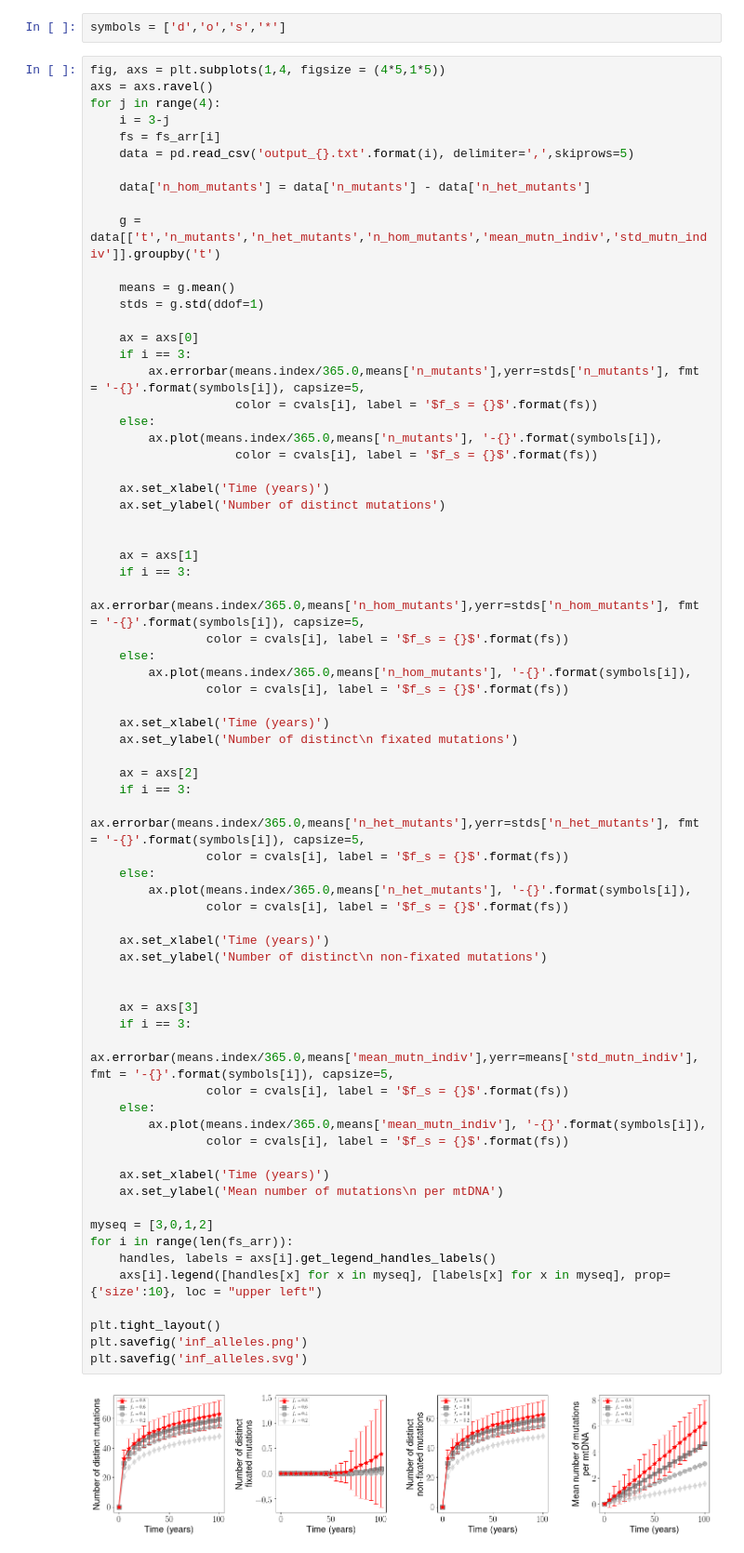
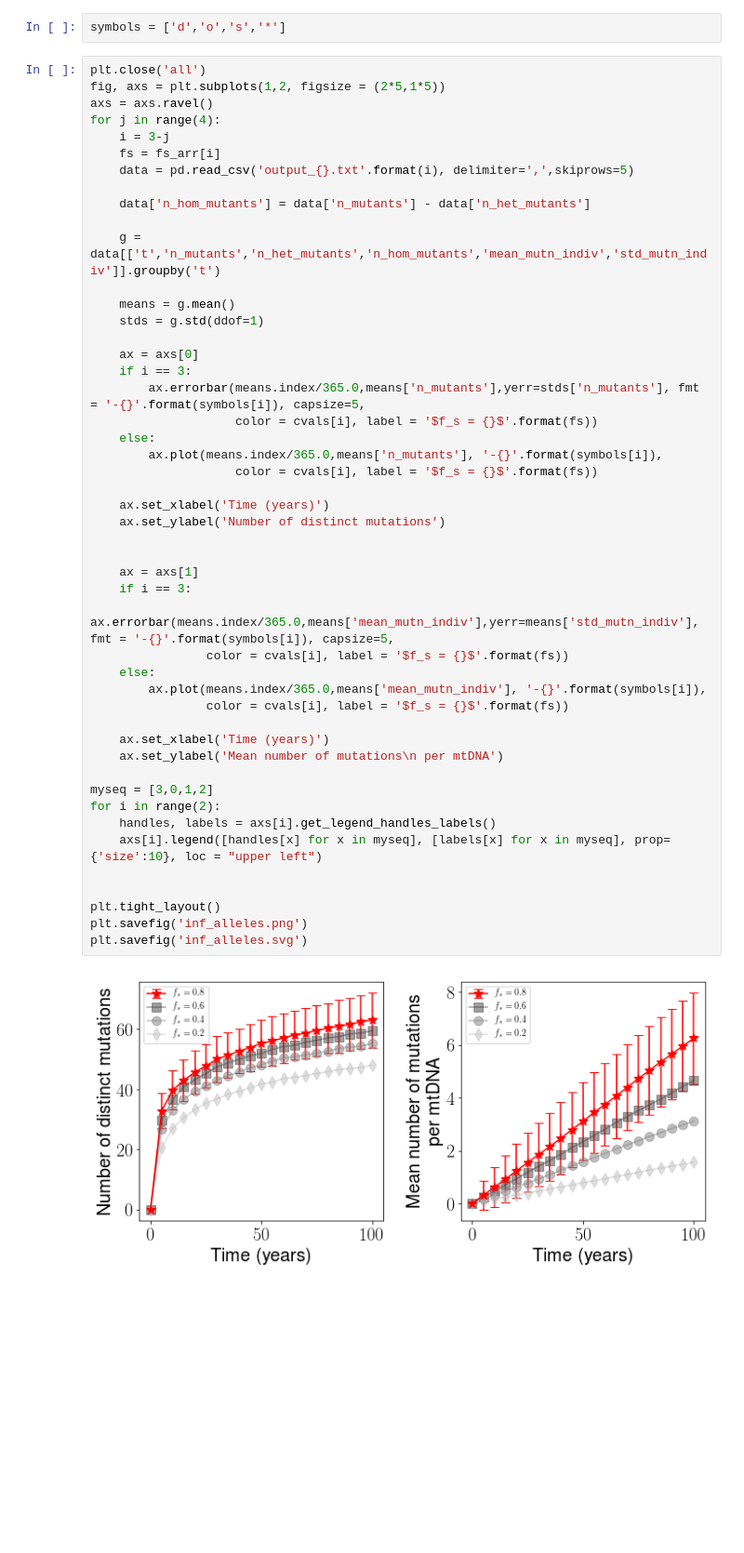
Before and after one commit to ImperialCollegeLondon/MitoNetworksGenetics, a Jupyter notebook: Moran_infinite_sites/Process_infinite_sites.ipynb, the cells around one changed output. Shown at 93% size. Cells and saved outputs as stored; diff of their text form; blank space fills up the shorter version.

```diff
--- a/Moran_infinite_sites/Process_infinite_sites.ipynb
+++ b/Moran_infinite_sites/Process_infinite_sites.ipynb
@@ -28,7 +28,8 @@ cvals[-1] = [1,0,0,1]
 # %%
 symbols = ['d','o','s','*']
 # %%
-fig, axs = plt.subplots(1,4, figsize = (4*5,1*5))
+plt.close('all')
+fig, axs = plt.subplots(1,2, figsize = (2*5,1*5))
 axs = axs.ravel()
 for j in range(4):
     i = 3-j
@@ -46,55 +47,33 @@ for j in range(4):
     if i == 3:
         ax.errorbar(means.index/365.0,means['n_mutants'],yerr=stds['n_mutants'], fmt = '-{}'.format(symbols[i]), capsize=5,
                     color = cvals[i], label = '$f_s = {}$'.format(fs))
     else:
         ax.plot(means.index/365.0,means['n_mutants'], '-{}'.format(symbols[i]),
                     color = cvals[i], label = '$f_s = {}$'.format(fs))
 
     ax.set_xlabel('Time (years)')
     ax.set_ylabel('Number of distinct mutations')
 
 
     ax = axs[1]
     if i == 3:
-        ax.errorbar(means.index/365.0,means['n_hom_mutants'],yerr=stds['n_hom_mutants'], fmt = '-{}'.format(symbols[i]), capsize=5,
-                color = cvals[i], label = '$f_s = {}$'.format(fs))
-    else:
-        ax.plot(means.index/365.0,means['n_hom_mutants'], '-{}'.format(symbols[i]),
-                color = cvals[i], label = '$f_s = {}$'.format(fs))
-
-    ax.set_xlabel('Time (years)')
-    ax.set_ylabel('Number of distinct\n fixated mutations')
-
-    ax = axs[2]
-    if i == 3:
-        ax.errorbar(means.index/365.0,means['n_het_mutants'],yerr=stds['n_het_mutants'], fmt = '-{}'.format(symbols[i]), capsize=5,
-                color = cvals[i], label = '$f_s = {}$'.format(fs))
-    else:
-        ax.plot(means.index/365.0,means['n_het_mutants'], '-{}'.format(symbols[i]),
-                color = cvals[i], label = '$f_s = {}$'.format(fs))
-
-    ax.set_xlabel('Time (years)')
-    ax.set_ylabel('Number of distinct\n non-fixated mutations')
-
-
-    ax = axs[3]
-    if i == 3:
         ax.errorbar(means.index/365.0,means['mean_mutn_indiv'],yerr=means['std_mutn_indiv'], fmt = '-{}'.format(symbols[i]), capsize=5,
                 color = cvals[i], label = '$f_s = {}$'.format(fs))
     else:
         ax.plot(means.index/365.0,means['mean_mutn_indiv'], '-{}'.format(symbols[i]),
                 color = cvals[i], label = '$f_s = {}$'.format(fs))
 
     ax.set_xlabel('Time (years)')
     ax.set_ylabel('Mean number of mutations\n per mtDNA')
 
 myseq = [3,0,1,2]
-for i in range(len(fs_arr)):
+for i in range(2):
     handles, labels = axs[i].get_legend_handles_labels()
     axs[i].legend([handles[x] for x in myseq], [labels[x] for x in myseq], prop={'size':10}, loc = "upper left")
+
 
 plt.tight_layout()
 plt.savefig('inf_alleles.png')
 plt.savefig('inf_alleles.svg')
 # %% [output]
-[figure, old version]
+[figure, new version]
```
Also changed, not shown: 4 other files.
